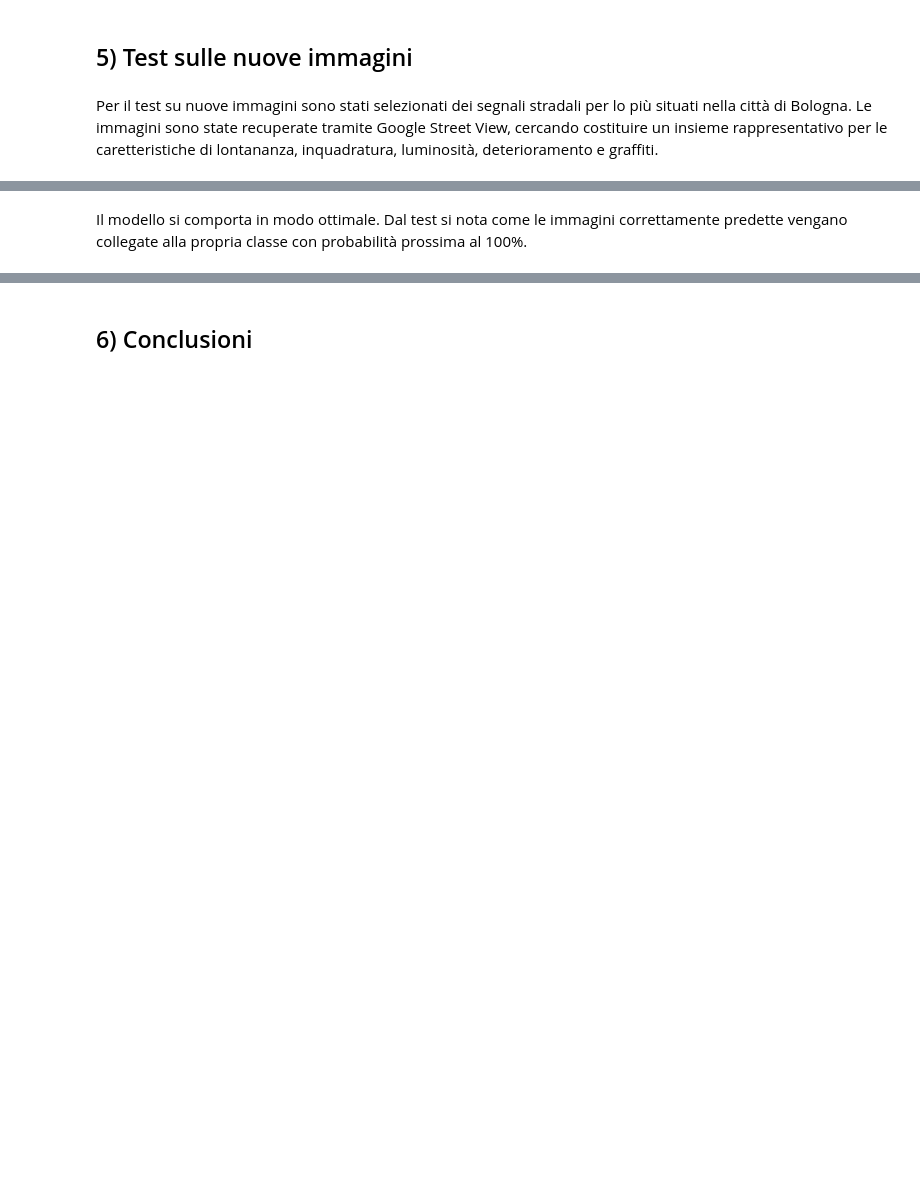
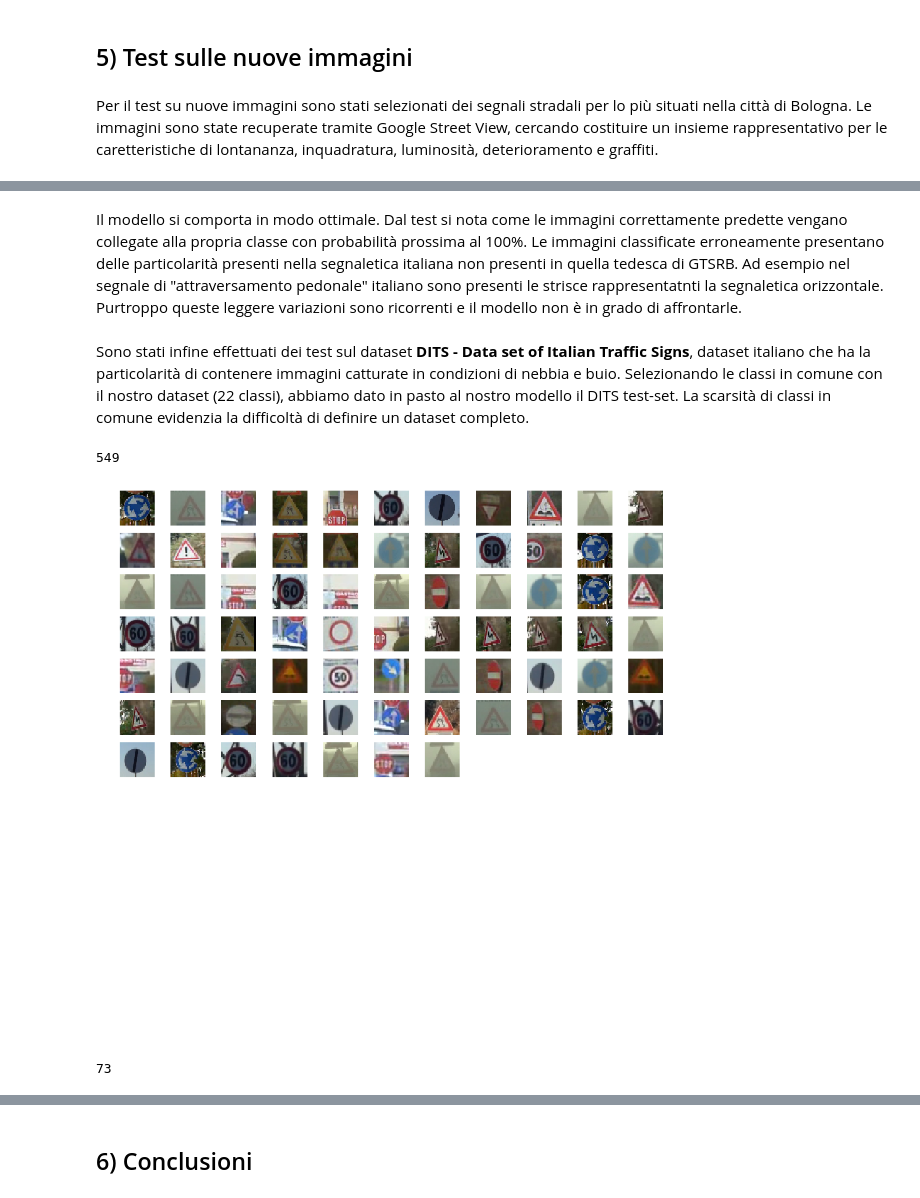
Before and after one commit to cecchilinux/machine_learning, a Jupyter notebook: notebooks/report.ipynb, the cells around one changed output, grey strips where cells are left out. Cells and saved outputs as stored; diff of their text form; code cells hidden in the pictures; blank space fills up the shorter version.

Commit message:
[REPORT] adding test on DITS dataset

```diff
--- a/notebooks/report.ipynb
+++ b/notebooks/report.ipynb
@@ -403,2 +410,26 @@ well-aimed: 0.9615
 # %% [markdown]
-Il modello si comporta in modo ottimale. Dal test si nota come le immagini correttamente predette vengano collegate alla propria classe con probabilità prossima al 100%.
+Il modello si comporta in modo ottimale. Dal test si nota come le immagini correttamente predette vengano collegate alla propria classe con probabilità prossima al 100%. Le immagini classificate erroneamente presentano delle particolarità presenti nella segnaletica italiana non presenti in quella tedesca di GTSRB. Ad esempio nel segnale di "attraversamento pedonale" italiano sono presenti le strisce rappresentatnti la segnaletica orizzontale. Purtroppo queste leggere variazioni sono ricorrenti e il modello non è in grado di affrontarle.
+# %% [markdown]
+Sono stati infine effettuati dei test sul dataset **DITS - Data set of Italian Traffic Signs**, dataset italiano che ha la particolarità di contenere immagini catturate in condizioni di nebbia e buio. Selezionando le classi in comune con il nostro dataset (22 classi), abbiamo dato in pasto al nostro modello il DITS test-set. La scarsità di classi in comune evidenzia la difficoltà di definire un dataset completo.
+# %%
+import plot_functions as pltfun
+import my_mod_load as load
+import my_mod_manipulate_image as manipulate
+test = load.load_DIST_testset()
+#test = load.load_online_testset()
+X_test, y_test = test['features'], test['labels']
+X_test_m = list()
+for img in X_test:
+    X_test_m.append(manipulate.normalize_img(img))
+print(len(X_test))
+# %% [output]
+549
+# %%
+import numpy as np
+model = './final_models/keras/best/2018-02-20_2227/model_108-108-100_ep40'
+X_test_m = np.array(X_test_m)
+X_bad_aimed = pltfun.bad_test_aimed(model, X_test_m, y_test, X_test)
+print(len(X_bad_aimed))
+# %% [output]
+[figure, added]
+73
```
Also changed, not shown: parts of 11 cells of this notebook, 16 other files.
